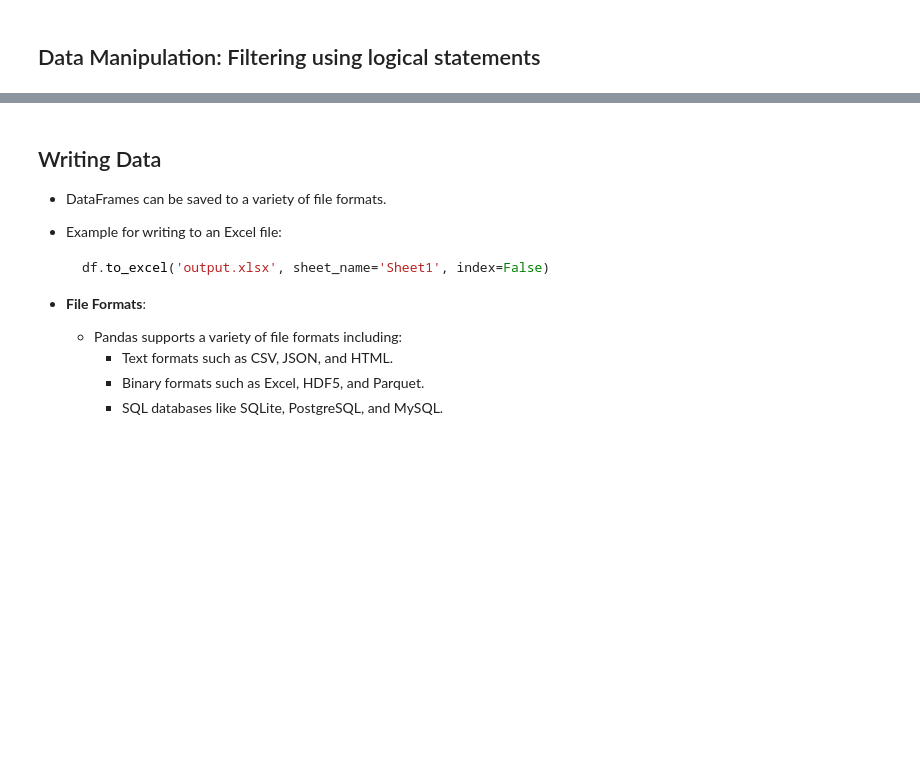
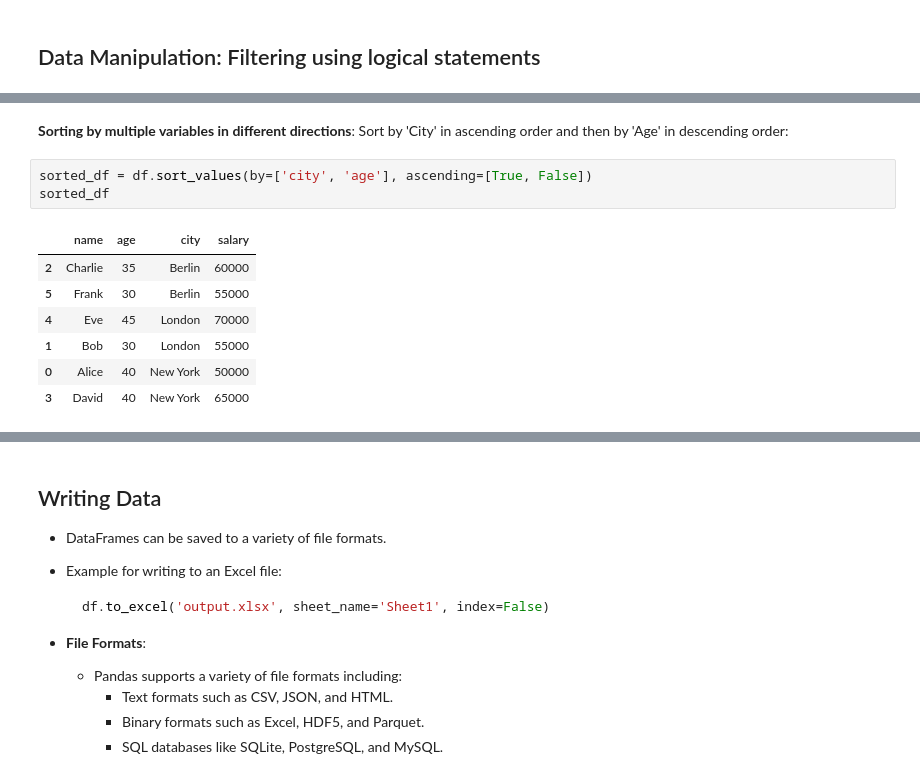
Before and after one commit to jancgreyling/AE_Python, a Jupyter notebook: lectures/Lecture_2.ipynb, the cells around one changed output, grey strips where cells are left out. Saved outputs shown, nothing was run; the diff lists cells and outputs as text; blank space fills up the shorter version.

```diff
--- a/lectures/Lecture_2.ipynb
+++ b/lectures/Lecture_2.ipynb
@@ -371,0 +472,14 @@ Set age to 40 for the person named 'Alice':
+# %% [markdown]
+**Sorting by multiple variables in different directions**:
+   Sort by 'City' in ascending order and then by 'Age' in descending order:
+# %%
+sorted_df = df.sort_values(by=['city', 'age'], ascending=[True, False])
+sorted_df
+# %% [output]
+|  | name | age | city | salary |
+| 2 | Charlie | 35 | Berlin | 60000 |
+| 5 | Frank | 30 | Berlin | 55000 |
+| 4 | Eve | 45 | London | 70000 |
+| 1 | Bob | 30 | London | 55000 |
+| 0 | Alice | 40 | New York | 50000 |
+| 3 | David | 40 | New York | 65000 |
```
Also changed, not shown: parts of 70 cells of this notebook, 1 other file.
